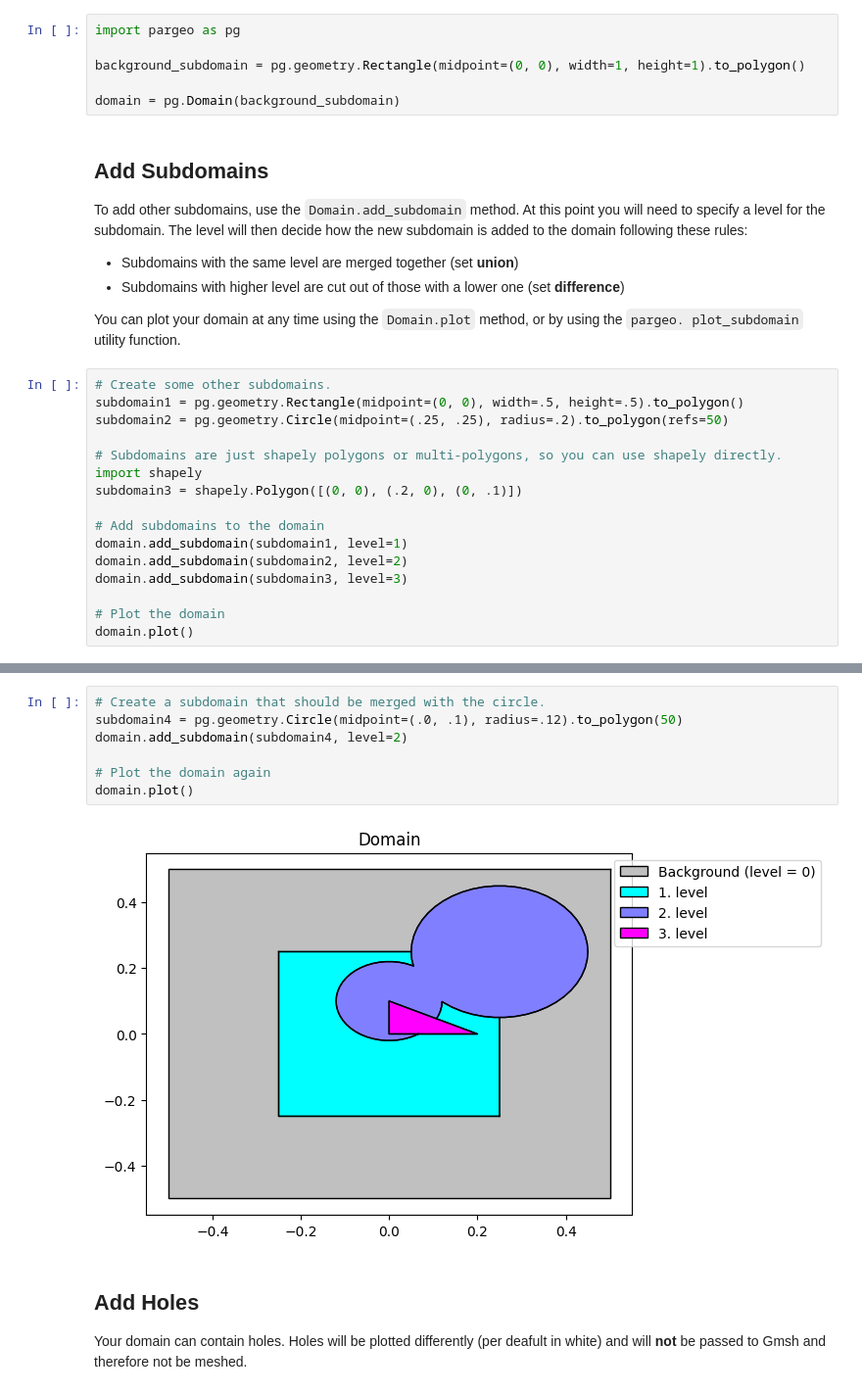
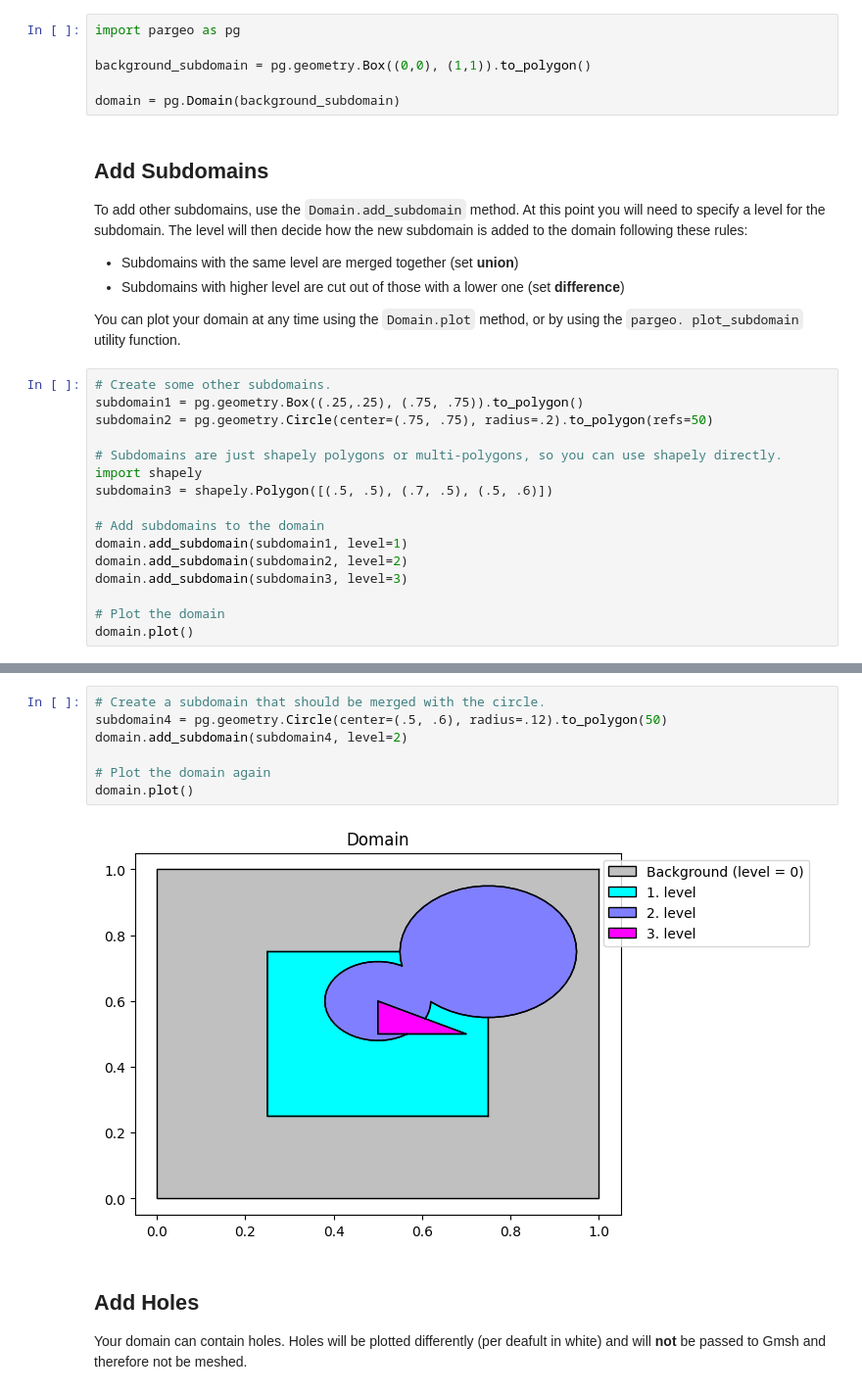
Before and after one commit to Priusds/ParGeo, a Jupyter notebook: docs/notebooks/getting-started.ipynb, the cells around one changed output, grey strips where cells are left out. Shown at 98% size. Drawn from its saved outputs; the diff is of its cells as text.

Commit message:
Rename midpoint -> center, Rectangle -> Box; Refactor README; add basic_usage.py example

```diff
--- a/docs/notebooks/getting-started.ipynb
+++ b/docs/notebooks/getting-started.ipynb
@@ -11,7 +11,7 @@ The domain is then build sequentially, by adding one subdomain after the other s
 # %%
 import pargeo as pg
 
-background_subdomain = pg.geometry.Rectangle(midpoint=(0, 0), width=1, height=1).to_polygon()
+background_subdomain = pg.geometry.Box((0,0), (1,1)).to_polygon()
 
 domain = pg.Domain(background_subdomain)
 # %% [markdown]
@@ -25,12 +25,12 @@ You can plot your domain at any time using the `Domain.plot` method, or by using
 plot_subdomain` utility function.
 # %%
 # Create some other subdomains.
-subdomain1 = pg.geometry.Rectangle(midpoint=(0, 0), width=.5, height=.5).to_polygon()
-subdomain2 = pg.geometry.Circle(midpoint=(.25, .25), radius=.2).to_polygon(refs=50)
+subdomain1 = pg.geometry.Box((.25,.25), (.75, .75)).to_polygon()
+subdomain2 = pg.geometry.Circle(center=(.75, .75), radius=.2).to_polygon(refs=50)
 
 # Subdomains are just shapely polygons or multi-polygons, so you can use shapely directly.
 import shapely
-subdomain3 = shapely.Polygon([(0, 0), (.2, 0), (0, .1)])
+subdomain3 = shapely.Polygon([(.5, .5), (.7, .5), (.5, .6)])
 
 # Add subdomains to the domain
 domain.add_subdomain(subdomain1, level=1)
@@ -44,12 +44,12 @@ domain.plot()
 # %%
 # Create a subdomain that should be merged with the circle.
-subdomain4 = pg.geometry.Circle(midpoint=(.0, .1), radius=.12).to_polygon(50)
+subdomain4 = pg.geometry.Circle(center=(.5, .6), radius=.12).to_polygon(50)
 domain.add_subdomain(subdomain4, level=2)
 
 # Plot the domain again
 domain.plot()
 # %% [output]
-[figure, old version]
+[figure, new version]
 # %% [markdown]
 ## Add Holes
 
```
Also changed, not shown: parts of 2 cells of this notebook, 12 other files.
